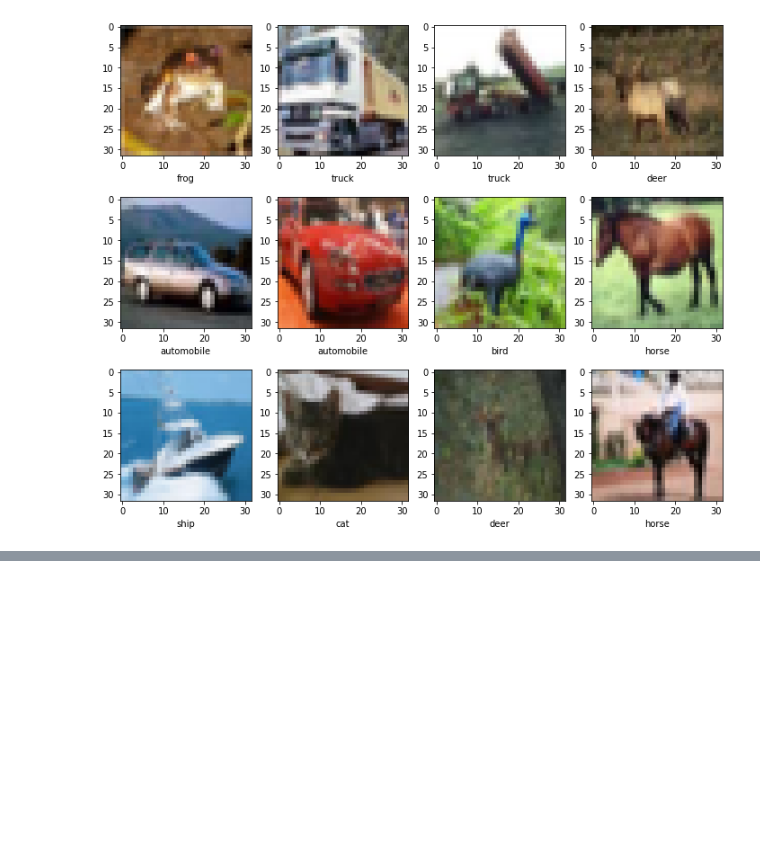
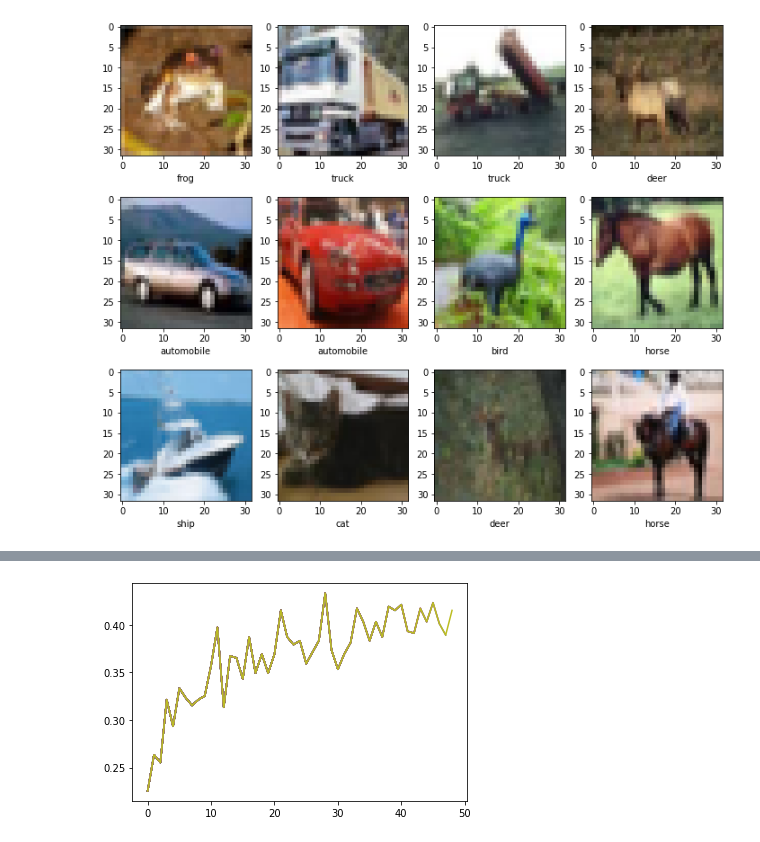
Before and after one commit to czkaiweb/DeepVision, a Jupyter notebook: Day2.ipynb, the cells around one changed output, grey strips where cells are left out. Cells and saved outputs as stored; diff of their text form; code cells hidden in the pictures; blank space fills up the shorter version.

Commit message:
Day2 model modified

```diff
--- a/Day2.ipynb
+++ b/Day2.ipynb
@@ -26,8 +26,11 @@ testPath = os.path.join(dataPath,"test_batch")
 trainPath = [os.path.join(dataPath,"data_batch_%i"%i) for i in range(1,6)]
 
 dataset = CIFAR(path = trainPath)
-batch_size = 10
+testset = CIFAR(path = testPath)
+
+batch_size = 50
 train_loader = DataLoader(dataset=dataset, batch_size=batch_size, shuffle=True)
+test_loader = DataLoader(dataset=testset, shuffle=True)
 
 def display():
     plt.figure(figsize=[12,10])
@@ -51,10 +54,11 @@ from Model import CIFAR_NN
 
 model = CIFAR_NN()
 
-opt = torch.optim.Adam(model.parameters(), lr=1e-3)
+opt = torch.optim.SGD(model.parameters(), lr=1e-2)
 crossentropy = nn.CrossEntropyLoss()
 # %%
 loss_history = []
+val_accuracy = []
 def train(epoch):
     maxstep = 0
     epoch_loss = 0
@@ -81,9 +85,25 @@ def train(epoch):
 
     epoch_loss = epoch_loss / n_batches
     loss_history.append(epoch_loss)
-    print("Epoch {}, loss {}".format(epoch, epoch_loss))
     epoch_loss = 0
 
-for epoch in range(1, 11):
+    correct = 0
+    total = 0
+    with torch.no_grad():
+        for i, data in enumerate(test_loader,0):
+            img,label = data
+            output = model.forward(img)
+            _,predict = torch.max(output.data,1)
+            filterList = (predict == label)
+            correct += filterList.sum().data
+            total   += len(filterList)
+            if i == 500:
+                break
+    accu = float(correct)/total
+    val_accuracy.append(accu)
+    print("Epoch {}, loss {} Accurancy: {}".format(epoch, epoch_loss, accu))
+
+for epoch in range(1, 50):
     train(epoch)
+    plt.plot(val_accuracy)
 # %% [output]
@@ -99,0 +127 @@ Epoch 10, loss 1.7605960750102996
+[figure, added]
```
Also changed, not shown: parts of 1 cell of this notebook.
